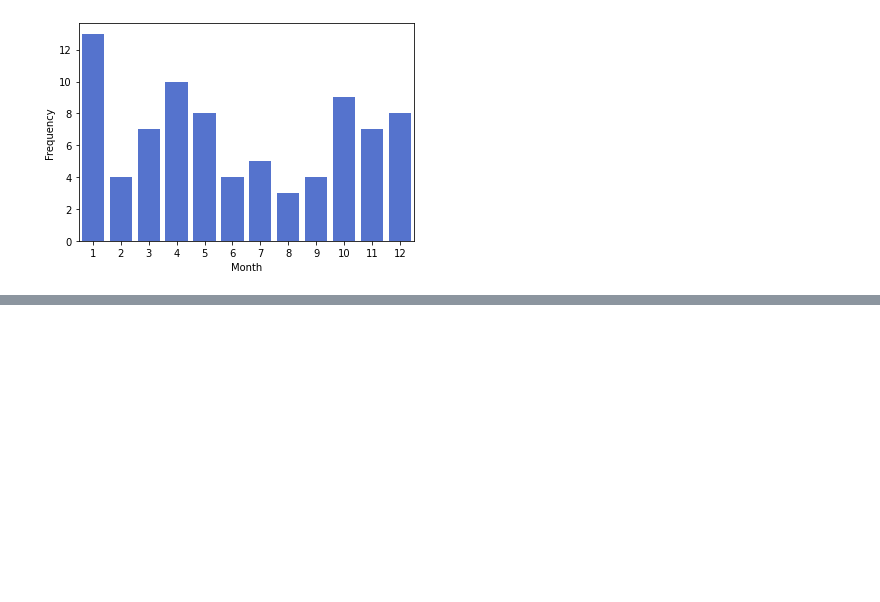
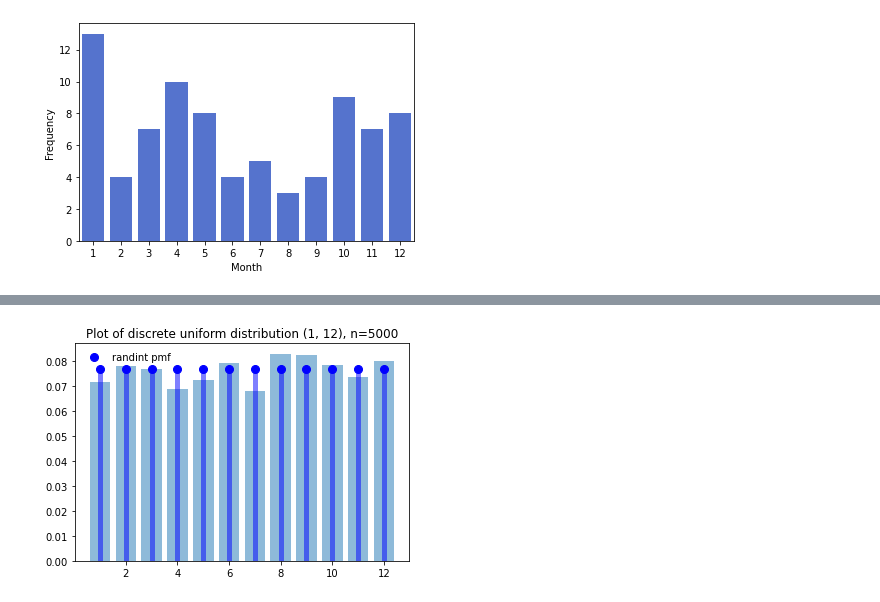
Before and after one commit to ljk233/AutomatingM248, a Jupyter notebook: comp_book/A08_UniformDistribution.ipynb, the cells around one changed output, grey strips where cells are left out. Cells and saved outputs as stored; diff of their text form; code cells hidden in the pictures; blank space fills up the shorter version.

```diff
--- a/comp_book/A08_UniformDistribution.ipynb
+++ b/comp_book/A08_UniformDistribution.ipynb
@@ -44,0 +61,4 @@ ax = sns.barplot(data=df_royal,
+# %%
+sample_discrete_uniform(sample_size=5000)
+# %% [output]
+[figure, added]
```
Also changed, not shown: parts of 5 cells of this notebook, 11 other files.
